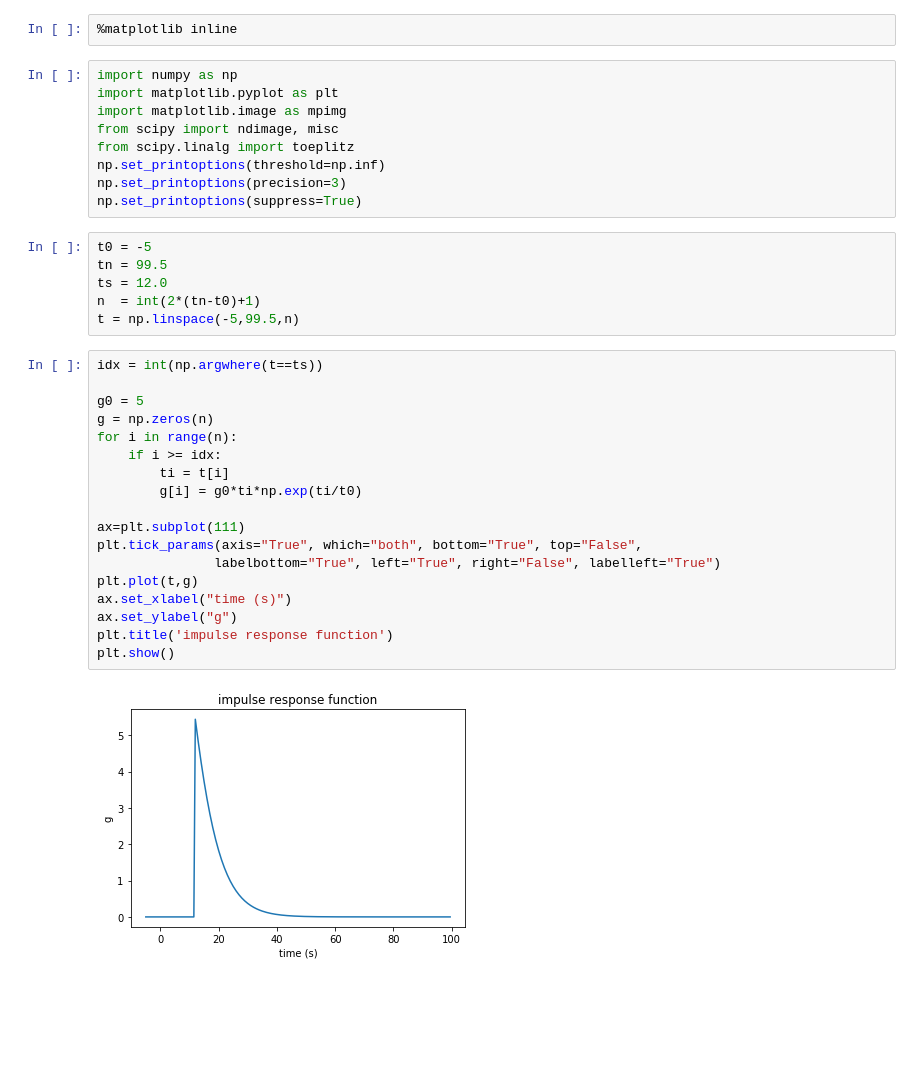
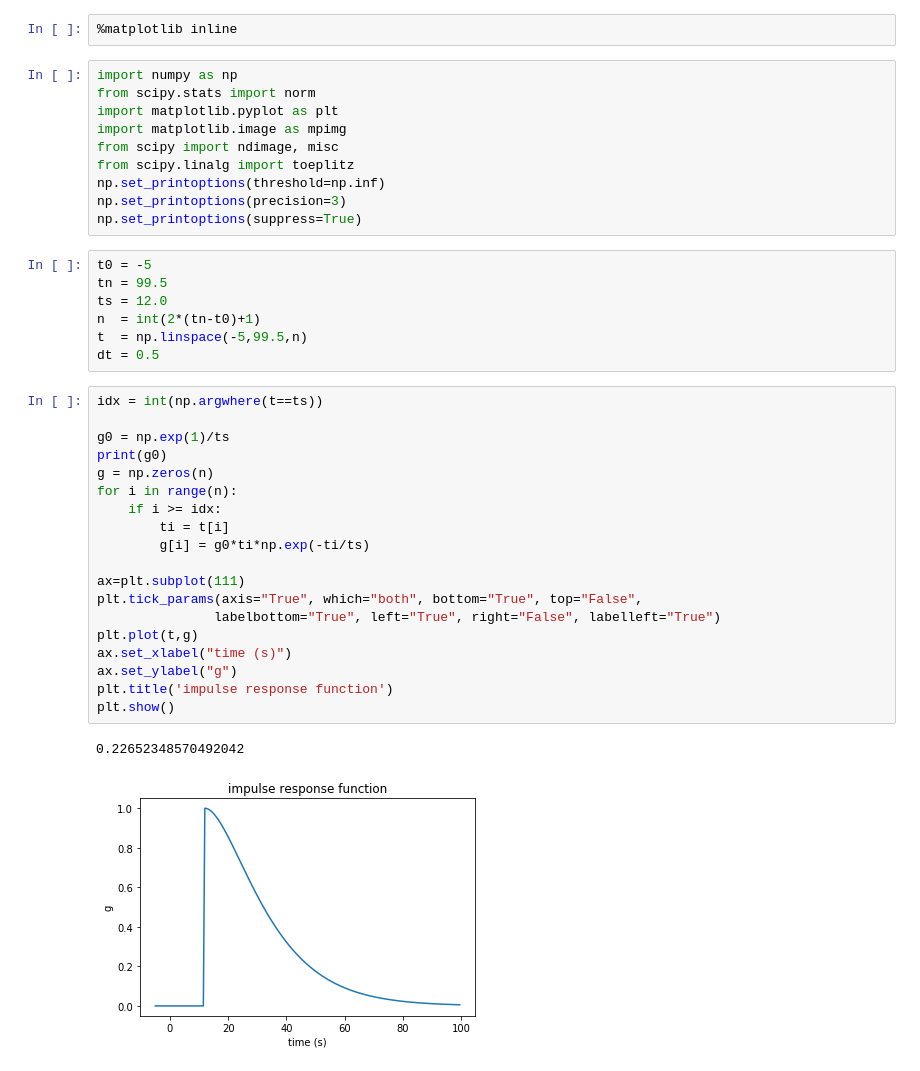
Before and after one commit to paulaburgi/InverseMethods, a Jupyter notebook: Midterm 1 - Prob 1.ipynb, the cells around one changed output. Saved outputs shown, nothing was run; the diff lists cells and outputs as text; blank space fills up the shorter version.

```diff
--- a/Midterm 1 - Prob 1.ipynb
+++ b/Midterm 1 - Prob 1.ipynb
@@ -2,6 +2,7 @@
 %matplotlib inline
 # %%
 import numpy as np
+from scipy.stats import norm
 import matplotlib.pyplot as plt
 import matplotlib.image as mpimg
 from scipy import ndimage, misc
@@ -14,24 +15,27 @@ t0 = -5
 tn = 99.5
 ts = 12.0
 n  = int(2*(tn-t0)+1)
-t = np.linspace(-5,99.5,n)
+t  = np.linspace(-5,99.5,n)
+dt = 0.5
 # %%
 idx = int(np.argwhere(t==ts))
 
-g0 = 5
+g0 = np.exp(1)/ts
+print(g0)
 g = np.zeros(n)
 for i in range(n):
     if i >= idx:
         ti = t[i]
-        g[i] = g0*ti*np.exp(ti/t0)
+        g[i] = g0*ti*np.exp(-ti/ts)
 
 ax=plt.subplot(111)
 plt.tick_params(axis="True", which="both", bottom="True", top="False",
                labelbottom="True", left="True", right="False", labelleft="True")
 plt.plot(t,g)
 ax.set_xlabel("time (s)")
 ax.set_ylabel("g")
 plt.title('impulse response function')
 plt.show()
 # %% [output]
+0.22652348570492042
-[figure, old version]
+[figure, new version]
```
Also changed, not shown: parts of 4 cells of this notebook, 8 other files.
